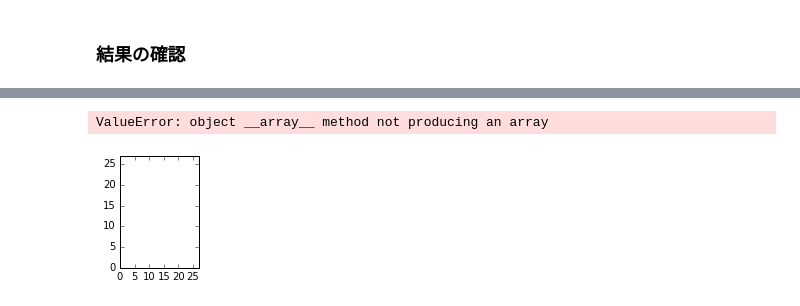
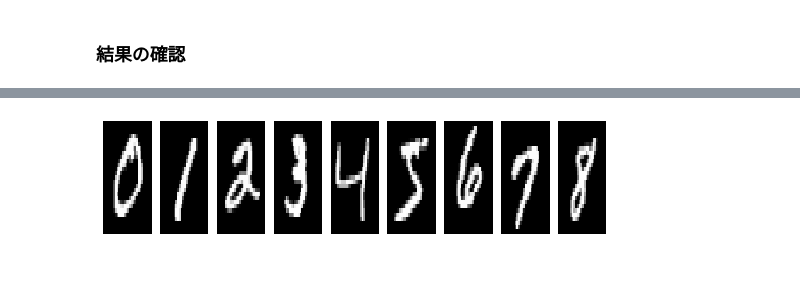
Before and after one commit to tok41/chainer-samples, a Jupyter notebook: chainer-AE/chainer_VAE.ipynb, the cells around one changed output, grey strips where cells are left out. Saved outputs shown, nothing was run; the diff lists cells and outputs as text; code cells hidden in the pictures; blank space fills up the shorter version.

```diff
--- a/chainer-AE/chainer_VAE.ipynb
+++ b/chainer-AE/chainer_VAE.ipynb
@@ -261,8 +263,7 @@ ValueError: object __array__ method not producing an array
 # draw images from randomly sampled z
 z = chainer.Variable(xp.random.normal(0, 1, (9, n_latent)).astype(np.float32))
 x = model.decode(z)
-# %%
-draw_digit_multi(x.data, n=len(x.data))
-# %% [output]
-ValueError: object __array__ method not producing an array
-[figure, removed]
+# %%
+draw_digit2(x.data)
+# %% [output]
+[figure, added]
```
Also changed, not shown: parts of 8 cells of this notebook.
